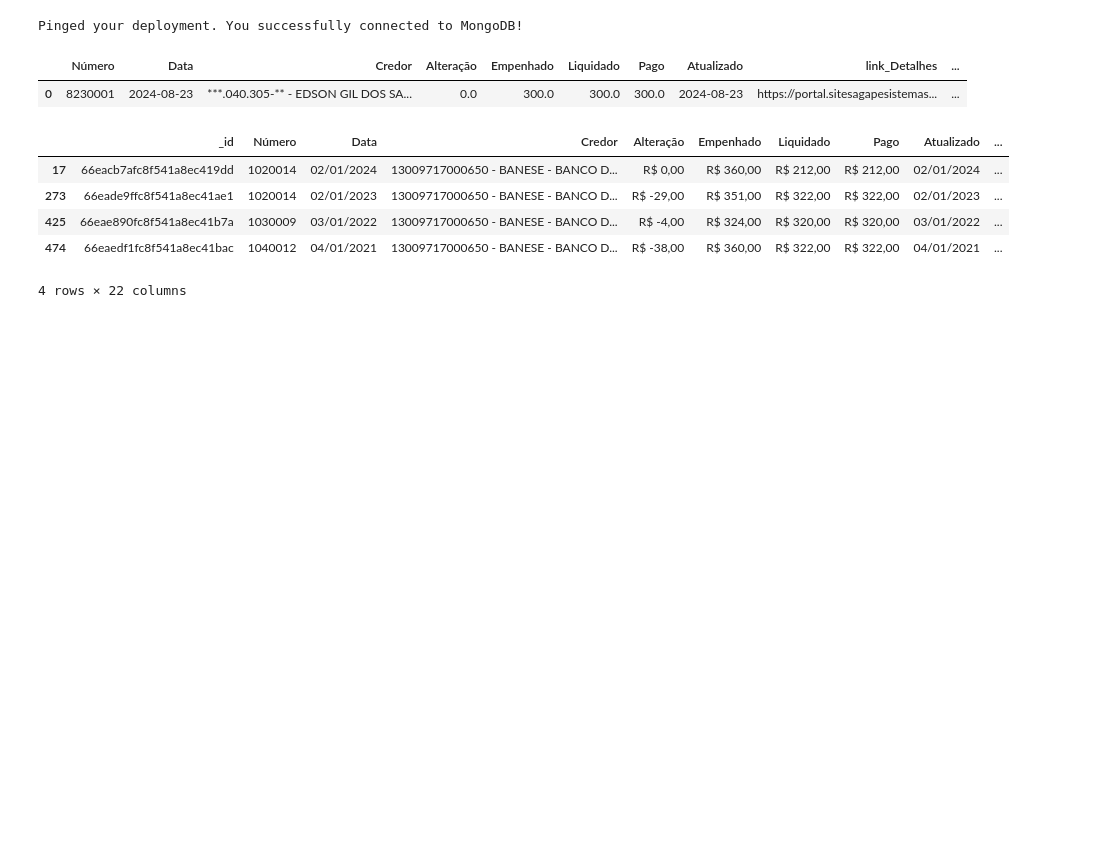
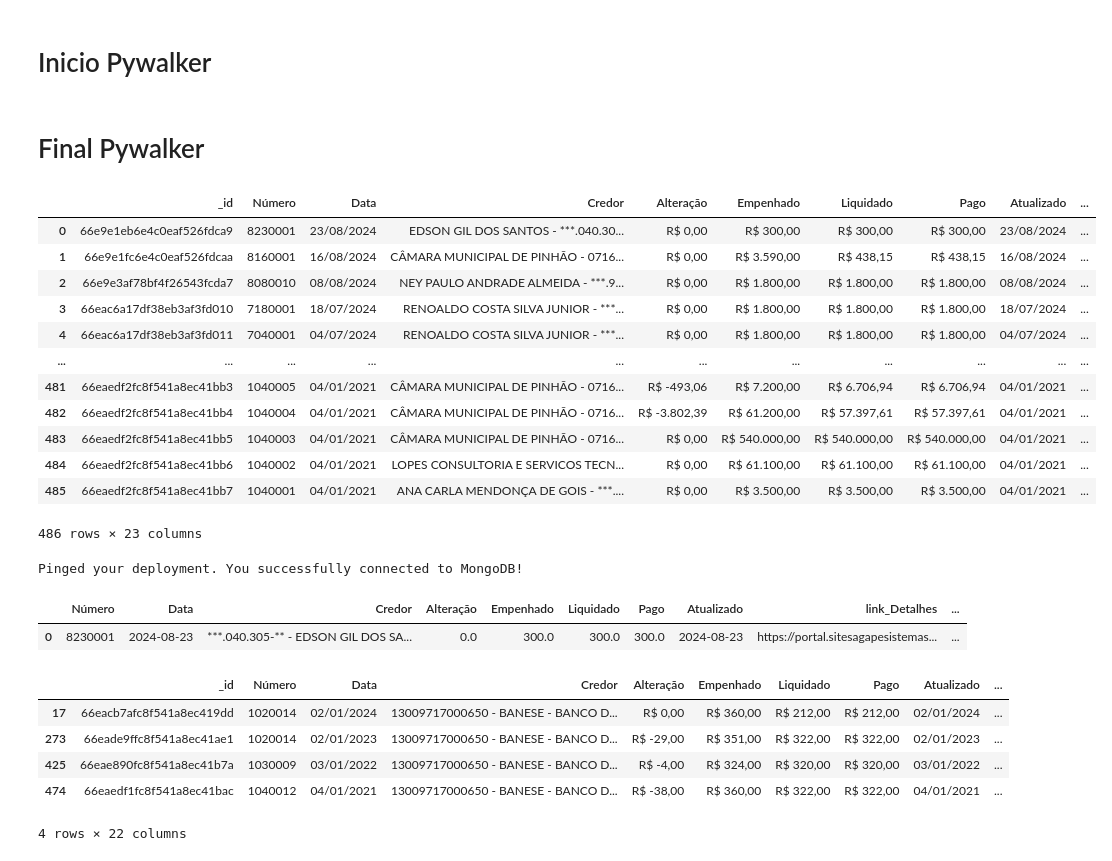
Before and after one commit to renoaldocosta/ControlGov-app, a Jupyter notebook: Code/2_Data_Acquisition_and_Understanding/get_data_mongodb.ipynb, the cells around one changed output. Drawn from its saved outputs; the diff is of its cells as text; code cells hidden in the pictures; blank space fills up the shorter version.

```diff
--- a/Code/2_Data_Acquisition_and_Understanding/get_data_mongodb.ipynb
+++ b/Code/2_Data_Acquisition_and_Understanding/get_data_mongodb.ipynb
@@ -0,0 +1,2 @@
+# %% [markdown]
+# Inicio Pywalker
@@ -1,3 +22,22 @@
+# %% [markdown]
+# Final Pywalker
+# %%
+df_empenhos['Credor'] = df_empenhos['Credor'].str.split(' - ').apply(lambda x: f'{x[1]} - {x[0]}' if len(x) > 1 else x[0])
+df_empenhos
+# %% [output]
+|  | _id | Número | Data | Credor | Alteração | Empenhado | Liquidado | Pago | Atualizado | ... |
+| 0 | 66e9e1eb6e4c0eaf526fdca9 | 8230001 | 23/08/2024 | EDSON GIL DOS SANTOS - ***.040.30... | R$ 0,00 | R$ 300,00 | R$ 300,00 | R$ 300,00 | 23/08/2024 | ... |
+| 1 | 66e9e1fc6e4c0eaf526fdcaa | 8160001 | 16/08/2024 | CÂMARA MUNICIPAL DE PINHÃO - 0716... | R$ 0,00 | R$ 3.590,00 | R$ 438,15 | R$ 438,15 | 16/08/2024 | ... |
+| 2 | 66e9e3af78bf4f26543fcda7 | 8080010 | 08/08/2024 | NEY PAULO ANDRADE ALMEIDA - ***.9... | R$ 0,00 | R$ 1.800,00 | R$ 1.800,00 | R$ 1.800,00 | 08/08/2024 | ... |
+| 3 | 66eac6a17df38eb3af3fd010 | 7180001 | 18/07/2024 | RENOALDO COSTA SILVA JUNIOR - ***... | R$ 0,00 | R$ 1.800,00 | R$ 1.800,00 | R$ 1.800,00 | 18/07/2024 | ... |
+| 4 | 66eac6a17df38eb3af3fd011 | 7040001 | 04/07/2024 | RENOALDO COSTA SILVA JUNIOR - ***... | R$ 0,00 | R$ 1.800,00 | R$ 1.800,00 | R$ 1.800,00 | 04/07/2024 | ... |
+| ... | ... | ... | ... | ... | ... | ... | ... | ... | ... | ... |
+| 481 | 66eaedf2fc8f541a8ec41bb3 | 1040005 | 04/01/2021 | CÂMARA MUNICIPAL DE PINHÃO - 0716... | R$ -493,06 | R$ 7.200,00 | R$ 6.706,94 | R$ 6.706,94 | 04/01/2021 | ... |
+| 482 | 66eaedf2fc8f541a8ec41bb4 | 1040004 | 04/01/2021 | CÂMARA MUNICIPAL DE PINHÃO - 0716... | R$ -3.802,39 | R$ 61.200,00 | R$ 57.397,61 | R$ 57.397,61 | 04/01/2021 | ... |
+| 483 | 66eaedf2fc8f541a8ec41bb5 | 1040003 | 04/01/2021 | CÂMARA MUNICIPAL DE PINHÃO - 0716... | R$ 0,00 | R$ 540.000,00 | R$ 540.000,00 | R$ 540.000,00 | 04/01/2021 | ... |
+| 484 | 66eaedf2fc8f541a8ec41bb6 | 1040002 | 04/01/2021 | LOPES CONSULTORIA E SERVICOS TECN... | R$ 0,00 | R$ 61.100,00 | R$ 61.100,00 | R$ 61.100,00 | 04/01/2021 | ... |
+| 485 | 66eaedf2fc8f541a8ec41bb7 | 1040001 | 04/01/2021 | ANA CARLA MENDONÇA DE GOIS - ***.... | R$ 0,00 | R$ 3.500,00 | R$ 3.500,00 | R$ 3.500,00 | 04/01/2021 | ... |
+486 rows × 23 columns
 # %%
 import streamlit as st
 from app.services.text_functions import mkd_text_divider, mkd_text, mkd_paragraph
```
Also changed, not shown: parts of 3 cells of this notebook, 2 other files.
